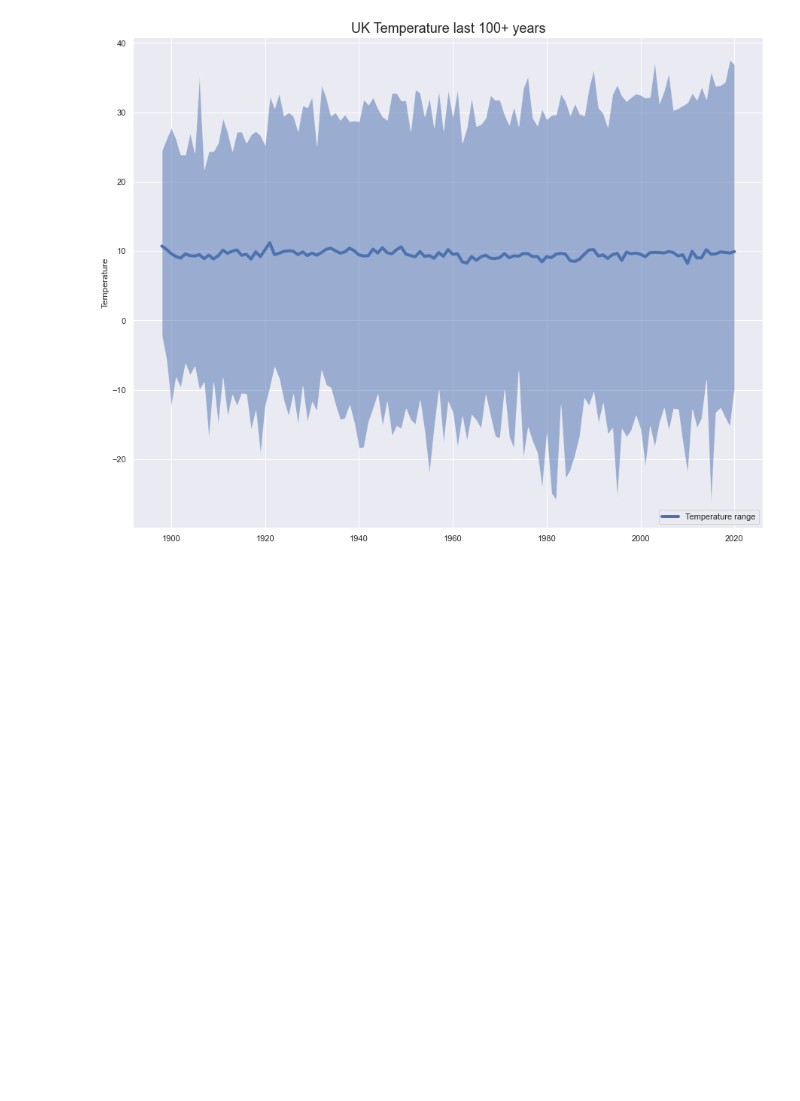
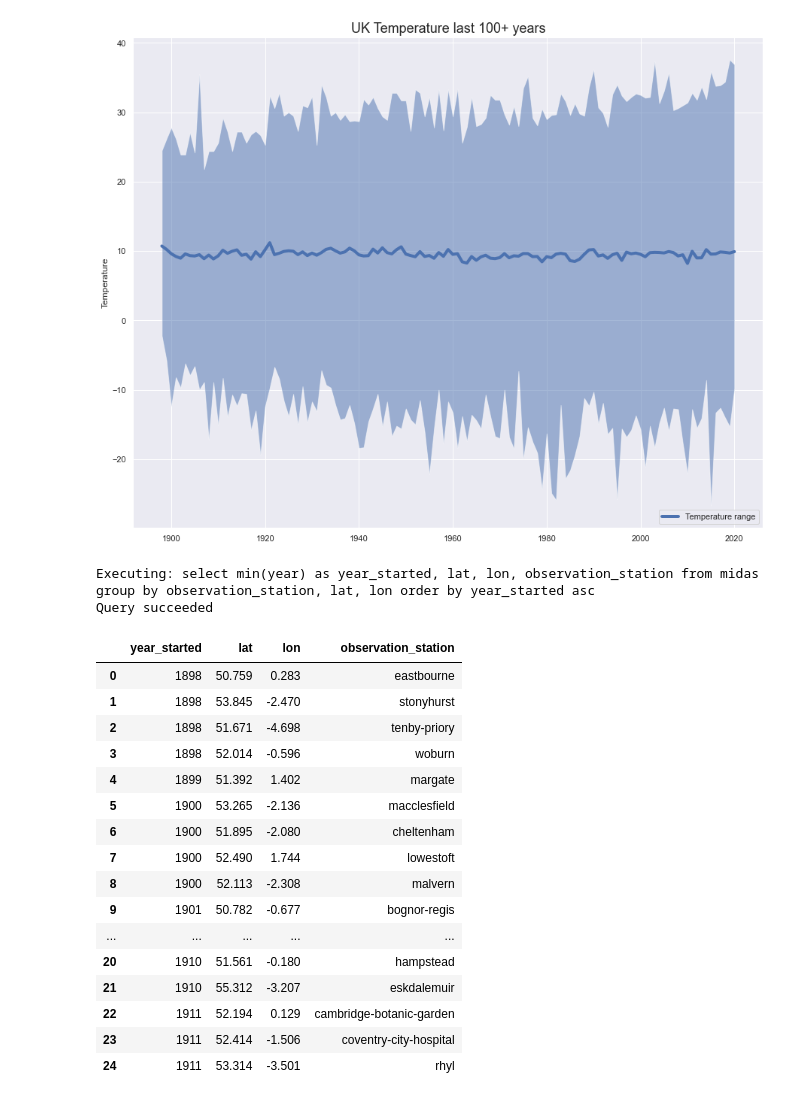
Before and after one commit to DanteLore/weather-notebook, a Jupyter notebook: notebooks/historical.ipynb, the cells around one changed output. Cells and saved outputs as stored; diff of their text form; code cells hidden in the pictures; blank space fills up the shorter version.

```diff
--- a/notebooks/historical.ipynb
+++ b/notebooks/historical.ipynb
@@ -39,3 +39,27 @@ plt.show()
 Executing: select year, max(air_temperature) as max_temp, avg(air_temperature) as mean_temp, min(air_temperature) as min_temp from midas group by year order by year asc
 Query succeeded
 [figure]
+# %%
+df = pd.read_csv(execute_athena_query("select min(year) as year_started, lat, lon, observation_station from midas group by observation_station, lat, lon order by year_started asc"))
+
+df.head(25)
+# %% [output]
+Executing: select min(year) as year_started, lat, lon, observation_station from midas group by observation_station, lat, lon order by year_started asc
+Query succeeded
+|  | year_started | lat | lon | observation_station |
+| 0 | 1898 | 50.759 | 0.283 | eastbourne |
+| 1 | 1898 | 53.845 | -2.470 | stonyhurst |
+| 2 | 1898 | 51.671 | -4.698 | tenby-priory |
+| 3 | 1898 | 52.014 | -0.596 | woburn |
+| 4 | 1899 | 51.392 | 1.402 | margate |
+| 5 | 1900 | 53.265 | -2.136 | macclesfield |
+| 6 | 1900 | 51.895 | -2.080 | cheltenham |
+| 7 | 1900 | 52.490 | 1.744 | lowestoft |
+| 8 | 1900 | 52.113 | -2.308 | malvern |
+| 9 | 1901 | 50.782 | -0.677 | bognor-regis |
+| ... | ... | ... | ... | ... |
+| 20 | 1910 | 51.561 | -0.180 | hampstead |
+| 21 | 1910 | 55.312 | -3.207 | eskdalemuir |
+| 22 | 1911 | 52.194 | 0.129 | cambridge-botanic-garden |
+| 23 | 1911 | 52.414 | -1.506 | coventry-city-hospital |
+| 24 | 1911 | 53.314 | -3.501 | rhyl |
```
